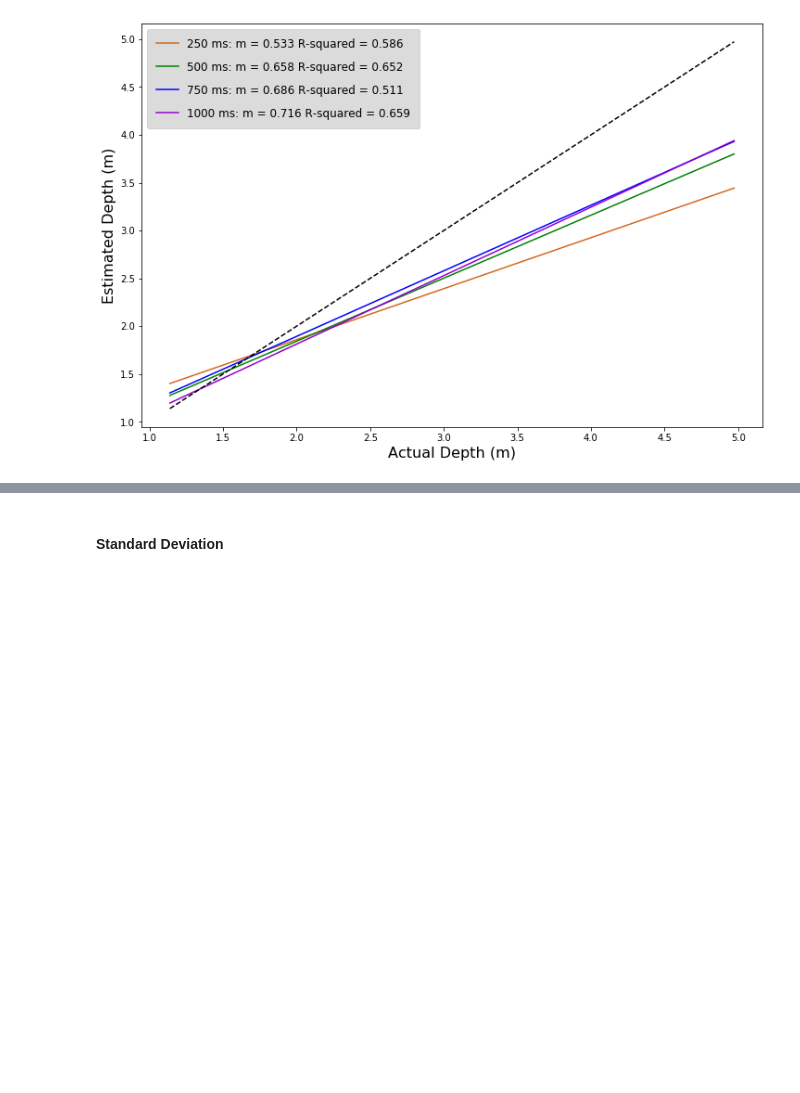
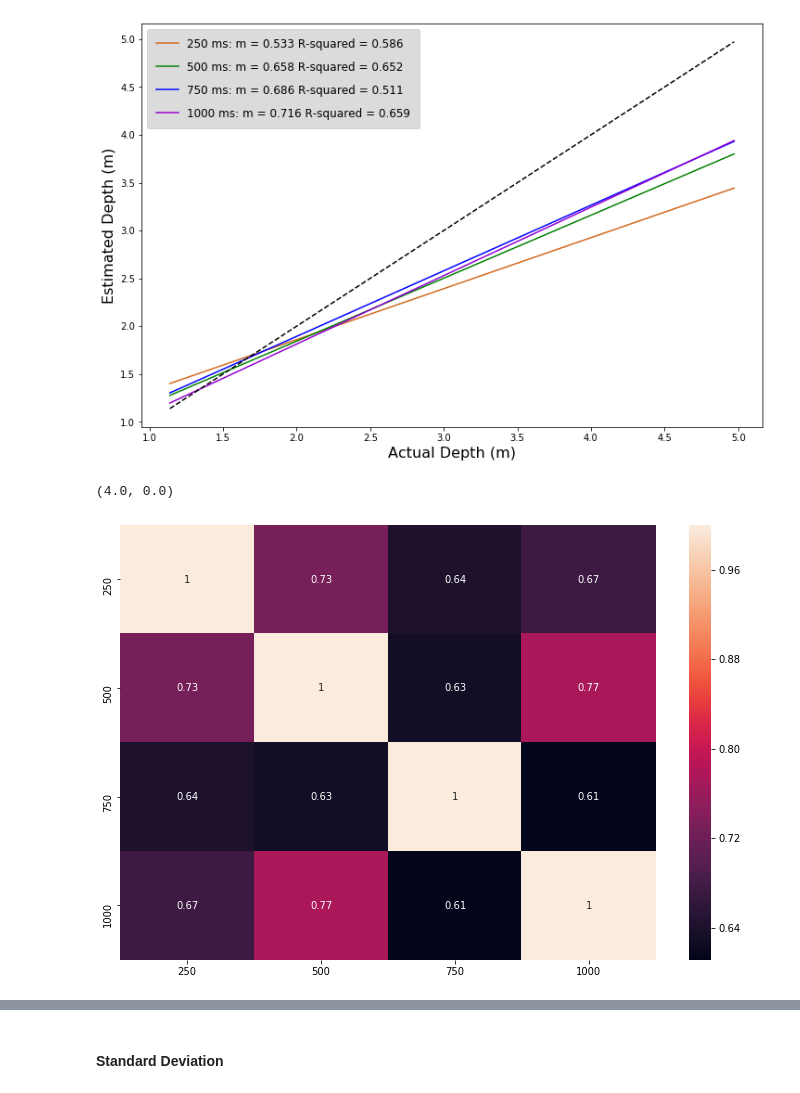
Before and after one commit to prachimahab/depth_duration_analysis, a Jupyter notebook: v3_depthDuration_analysis.ipynb, the cells around one changed output, grey strips where cells are left out. Cells and saved outputs as stored; diff of their text form; code cells hidden in the pictures; blank space fills up the shorter version.

```diff
--- a/v3_depthDuration_analysis.ipynb
+++ b/v3_depthDuration_analysis.ipynb
@@ -1941,3 +2296,29 @@ plt.plot(X_1000, X_1000, label = "Perfect Accuracy", color = 'black',linestyle='
 plt.show()
 # %% [output]
 [figure]
+# %%
+
+
+from string import ascii_letters
+import numpy as np
+import pandas as pd
+import seaborn as sns
+import matplotlib.pyplot as plt
+
+data = {'250': error_250,
+        '500': error_500,
+        '750': error_750,
+        '1000': error_1000
+        }
+
+
+df = pd.DataFrame(data,columns=['250','500','750', '1000'])
+
+plt.figure(figsize = [12, 8])
+df_corr = df.corr()
+ax = sns.heatmap(df_corr, annot=True)
+bottom, top = ax.get_ylim()
+ax.set_ylim(bottom + 0.5, top - 0.5)
+# %% [output]
+(4.0, 0.0)
+[figure, added]
```
Also changed, not shown: parts of 43 cells of this notebook.
